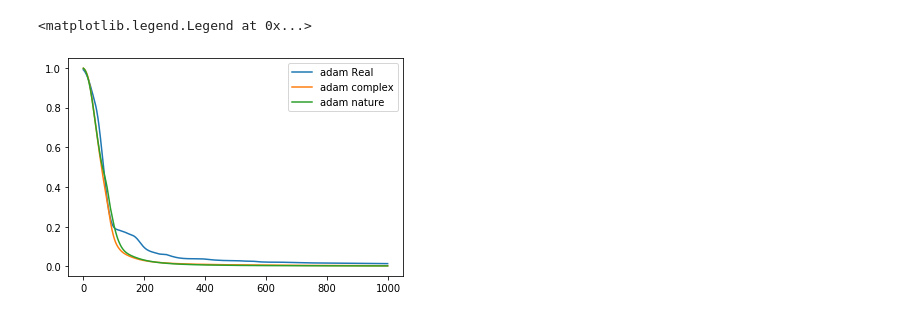
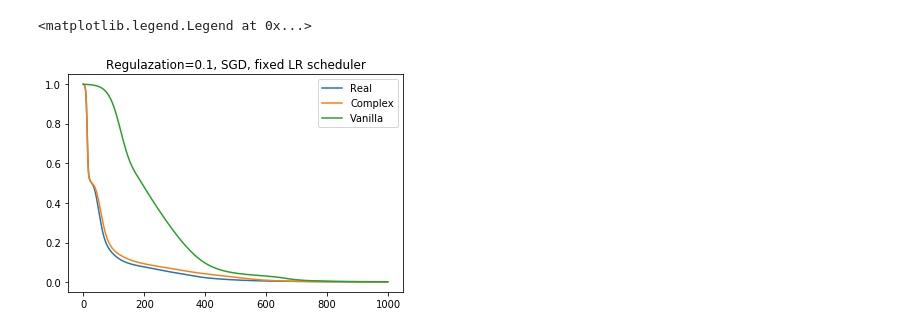
Before and after one commit to Miatto-research-group/Poenta, a Jupyter notebook: Untitled1.ipynb, the cells around one changed output. Saved outputs shown, nothing was run; the diff lists cells and outputs as text; code cells hidden in the pictures.

```diff
--- a/Untitled1.ipynb
+++ b/Untitled1.ipynb
@@ -6,18 +7,31 @@ infile = open('0,REAL,gammac,scheduler,Adam','rb')
 lossesR = pickle.load(infile)
 infile.close()
+# %%
+infile = open('pickle/Realtest,fixed scheduler,SGD','rb')
+#'Real,fixed scheduler,SGD'/'0,Real,scheduler,Adam'
+lossesRt = pickle.load(infile)
+infile.close()
 # %%
-infile = open('Complex,scheduler,Adam','rb')
+infile = open('pickle/Complex,fixed scheduler,SGD','rb')
+#'Complex,scheduler,Adam','Complex,fixed scheduler,SGD'
 lossesC = pickle.load(infile)
 infile.close()
+# %%
+infile = open('pickle/Complextest,fixed scheduler,SGD','rb')
+#'Complex,scheduler,Adam','Complex,fixed scheduler,SGD'
+lossesCt = pickle.load(infile)
+infile.close()
 # %%
-infile = open('Nature,scheduler,Adam','rb')
+infile = open('pickle/without NG,fixed scheduler,SGD','rb')
+#'without NG,fixed scheduler,SGD','Nature,scheduler,Adam'
 lossesN = pickle.load(infile)
 infile.close()
 # %%
 plot0 = plt.plot(lossesR)
-plot1 = plt.plot(lossesC)
+plot1 = plt.plot(lossesCt)
 plot2 = plt.plot(lossesN)
-plt.legend((plot0[0],plot1[0],plot2[0]),("adam Real","adam complex","adam nature"))
+plt.title("Regulazation=0.1, SGD, fixed LR scheduler")
+plt.legend((plot0[0],plot1[0],plot2[0]),("Real","Complex","Vanilla"))
 # %% [output]
 <matplotlib.legend.Legend at 0x...>
-[figure, old version]
+[figure, new version]
```
Also changed, not shown: parts of 3 cells of this notebook, 13 other files.
